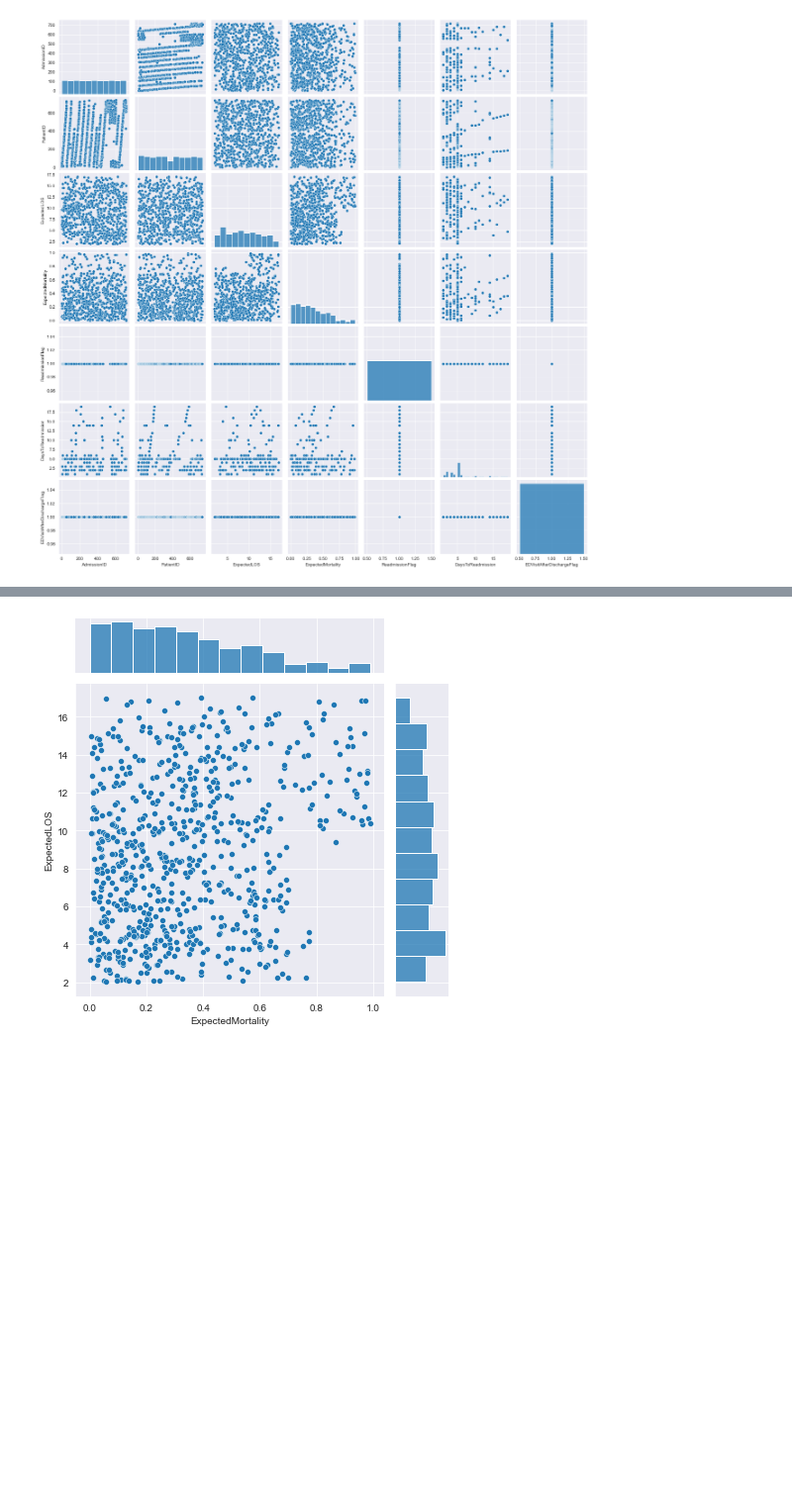
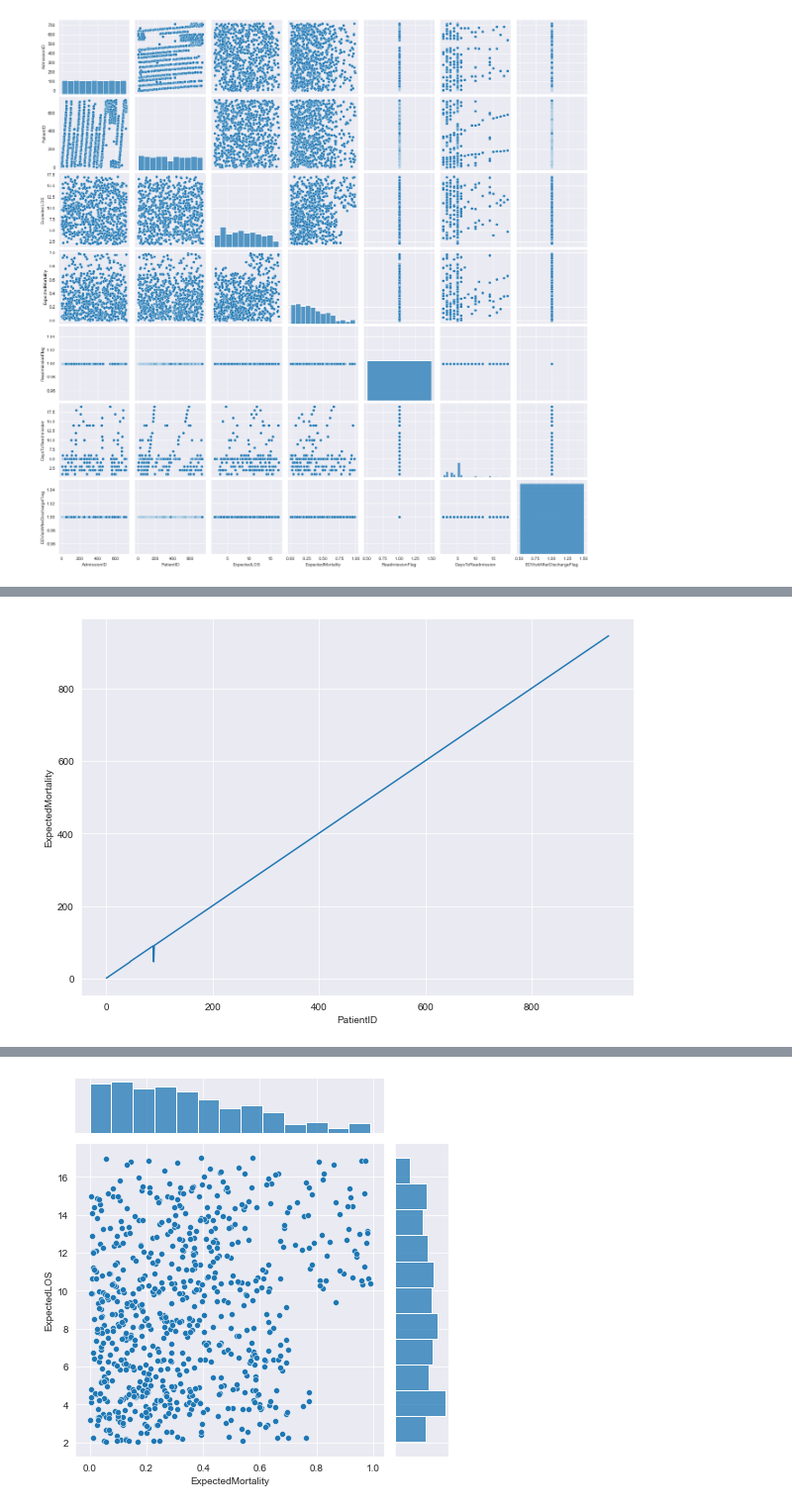
Before and after one commit to KalyaniKurakula/NumpyWarriors1, a Jupyter notebook: Hackthon/Kalyani_Numpy.ipynb, the cells around one changed output, grey strips where cells are left out. Shown at 99% size. Cells and saved outputs as stored; diff of their text form; code cells hidden in the pictures; blank space fills up the shorter version.

```diff
--- a/Hackthon/Kalyani_Numpy.ipynb
+++ b/Hackthon/Kalyani_Numpy.ipynb
@@ -18,3 +18,9 @@ sns.pairplot(df_RA)
 plt.show()
 # %% [output]
 [figure]
+# %%
+#Q2 Using iloc, retrieve the firstname and lastname of patients between indices 101 and 200.
+# loading dataset
+df = pd.DataFrame(pd.read_excel("HospitalDatabase .xlsx"))
+#retrieving the firstname and lastname using iloc
+df.iloc[101:200,1:3]
@@ -20,0 +41,9 @@ plt.show()
+# %%
+#Q3 Create a figure object called fig using plt.figure() **
+plt.figure(figsize=(10,7))
+plt.plot(df.PatientID, label='ExpectedMortality')
+plt.xlabel('PatientID')
+plt.ylabel('ExpectedMortality')
+plt.show()
+# %% [output]
+[figure, added]
```
Also changed, not shown: parts of 10 cells of this notebook.
